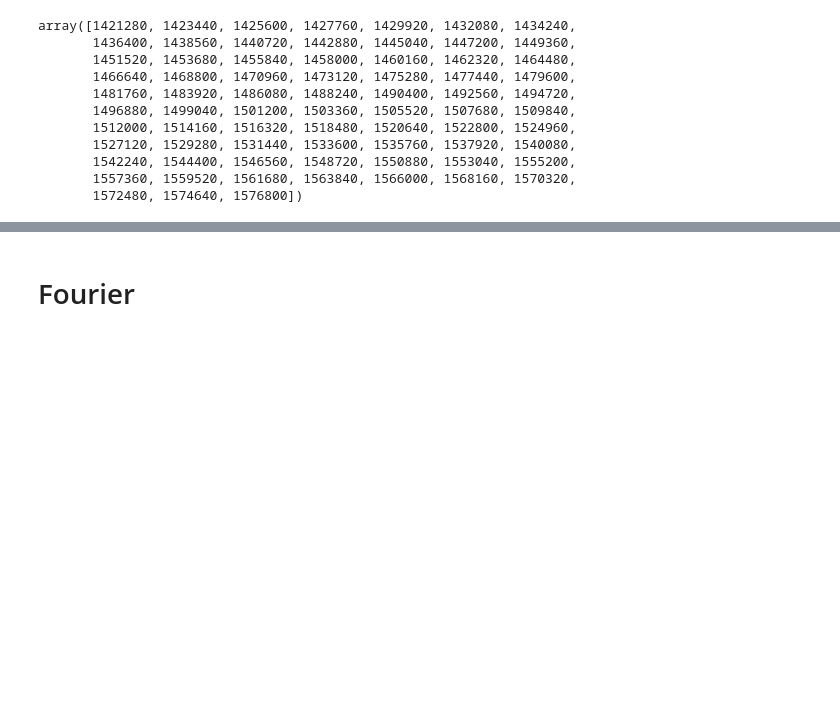
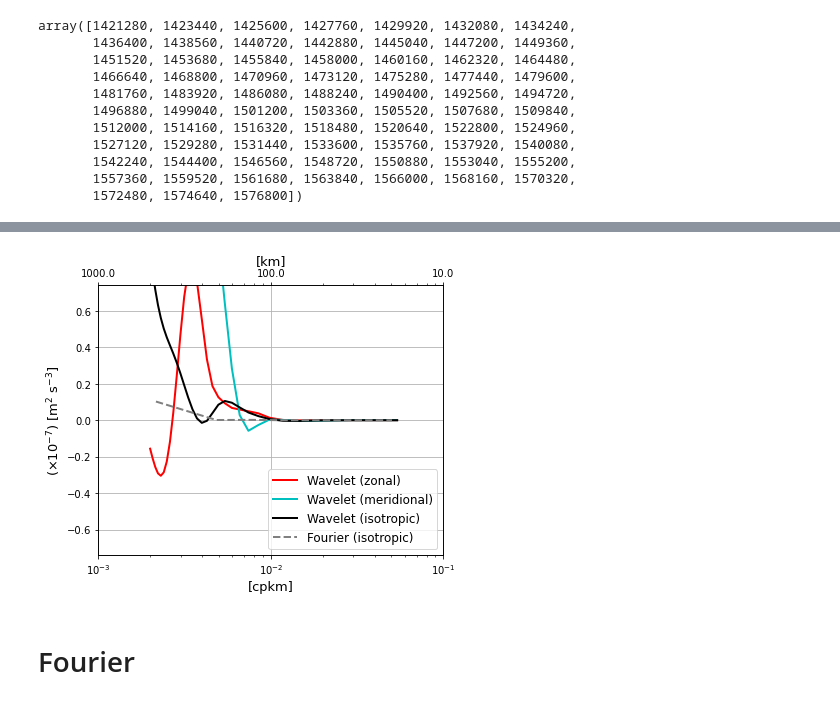
Before and after one commit to roxyboy/NA-wavelet-notes, a Jupyter notebook: KE-spectral-flux.ipynb, the cells around one changed output, grey strips where cells are left out. Drawn from its saved outputs; the diff is of its cells as text; code cells hidden in the pictures; blank space fills up the shorter version.

```diff
--- a/KE-spectral-flux.ipynb
+++ b/KE-spectral-flux.ipynb
@@ -622,3 +700,55 @@ Coordinates:
+# %%
+for reg in range(len(xs)-5):
+
+    dsw = xr.open_zarr(op.join(savedir,'Wavelet_AdvKETrans_region%02d_1967-01-03_08.zarr'
+                               % reg))
+    piw = ((dsw.App + dsw.Au + dsw.Aw + dsw.MtE)
+           * np.abs(np.diff(dsw.scale**-1)[0])).isel(time=0).cumsum('scale').compute()
+    dsf = xr.open_zarr(op.join(savedir,'Fourier_AdvKETrans_region%02d_1967-01-03_08.zarr'
+                               % reg))
+    pif = ((dsf.App + dsf.Au + dsf.Aw + dsf.MtE)
+           * np.abs(np.diff(dsf.freq_r)[0])
+          ).isel(time=0)[...,::-1].cumsum('freq_r')[...,::-1].compute()
+
+    fig, ax = plt.subplots(figsize=(6,5))
+    fig.set_tight_layout(True)
+#             ax2 = ax.twinx()
+    ax3 = ax.twiny()
+#             ax.plot(np.linspace(1e-3,5e-2,10), np.zeros(10), 'k', alpha=.6, lw=1)
+    ax.plot((dsw.scale)**-1*1e3, piw.isel(angle=0,Z=0).mean(['nmemb'])*1e7,
+            'r', lw=2, label=r"Wavelet (zonal)")
+    ax.plot((dsw.scale)**-1*1e3, piw.isel(angle=ntheta//2//2-1,Z=0).mean(['nmemb'])*1e7,
+            'c', lw=2, label=r"Wavelet (meridional)")
+    ax.plot((dsw.scale)**-1*1e3, piw.isel(Z=0).mean(['nmemb','angle'])*1e7,
+            'k', lw=2, label=r"Wavelet (isotropic)")
+    ax.plot((dsf.freq_r)*1e3, pif.isel(Z=0).mean(['nmemb'])*1e7,
+            c='grey', ls='--', lw=2, label=r"Fourier (isotropic)")
+
+    ax.set_xscale('log')
+#             ax.set_yscale('log')
+#             ax2.set_xscale('log')
+    ax3.set_xscale('log')
+#             ax2.set_yscale('log')
+    ax.set_xlim([1e-3,1e-1])
+    if reg < 5:
+        ax.set_ylim([-np.abs(piw.isel(Z=0,scale=-1).mean(['nmemb','angle'])*1e7*.8),
+                     np.abs(piw.isel(Z=0,scale=-1).mean(['nmemb','angle'])*1e7*.8)])
+    else:
+        ax.set_ylim([-np.abs(piw.isel(Z=0).mean(['nmemb','angle'])).max()*1e7*.8,
+                     np.abs(piw.isel(Z=0).mean(['nmemb','angle'])).max()*1e7*.8])
+    ax3.set_xlim([1e-3,1e-1])
+    ax3.set_xticks([1e-3,1e-2,1e-1])
+    ax3.set_xticklabels([1e3,1e2,1e1])
+    ax.set_xlabel(r"[cpkm]", fontsize=13)
+    ax3.set_xlabel(r"[km]", fontsize=13)
+    ax.set_ylabel(r"($\times 10^{-7}$) [m$^2$ s$^{-3}$]", fontsize=13)
+    ax.grid(True)
+    if reg == 0:
+        ax.legend(loc='lower right', fontsize=12)
+    plt.savefig(op.join(savedir,'Figs/WvsF_KE-specflux_Region%02d.pdf' % reg))
+    plt.show()
+# %% [output]
+[figure, added]
 # %% [markdown]
 # Fourier
 # %%
```
Also changed, not shown: parts of 8 cells of this notebook, 10 other files.
